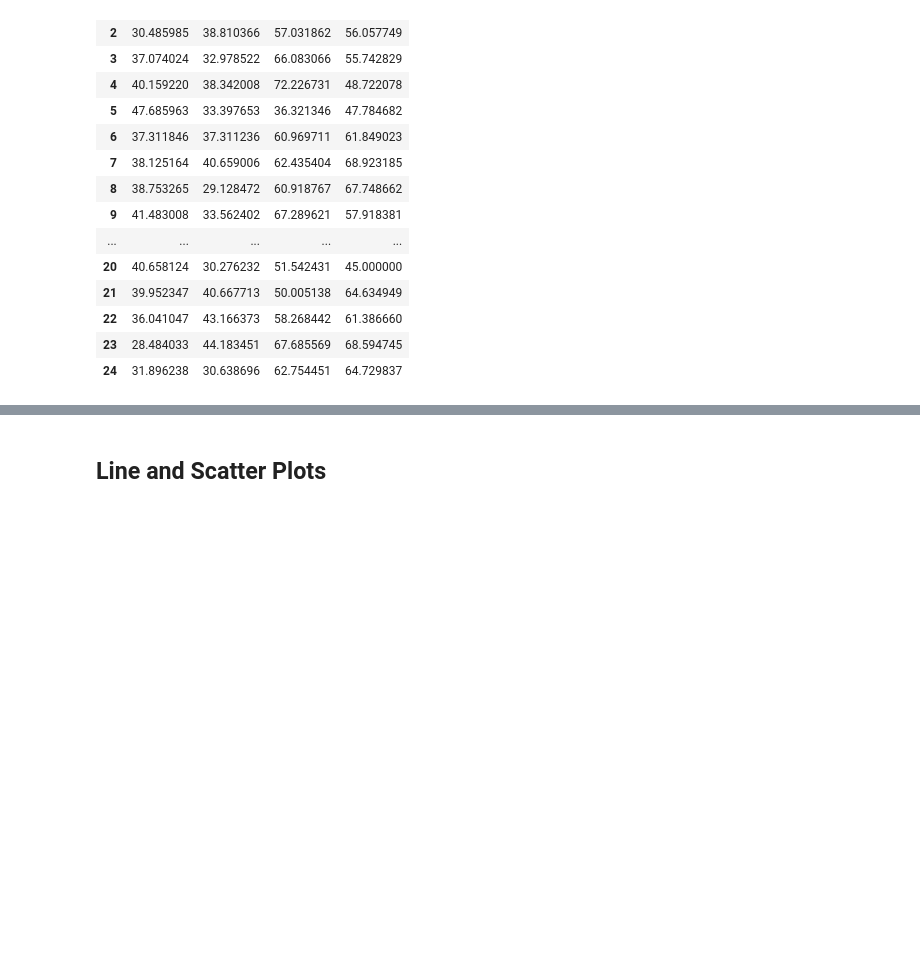
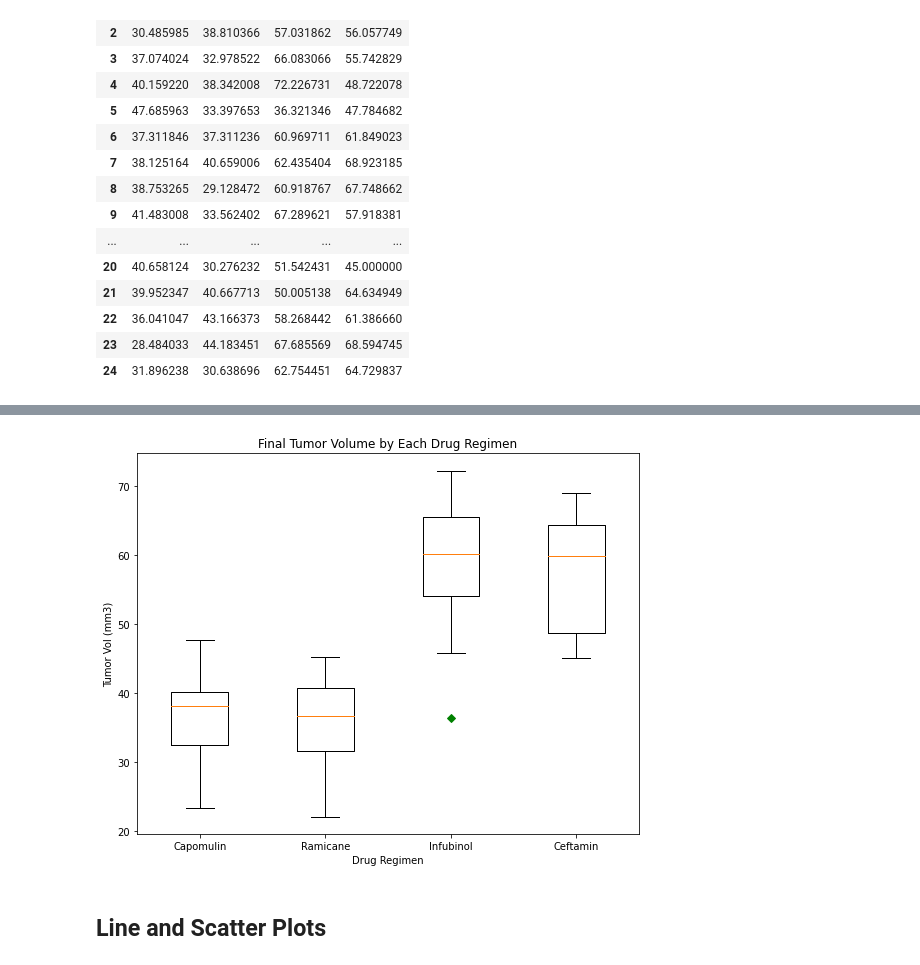
Before and after one commit to margoterudy/Pymaceuticals, a Jupyter notebook: Pymaceuticals/pymaceuticals_starter.ipynb, the cells around one changed output, grey strips where cells are left out. Cells and saved outputs as stored; diff of their text form; code cells hidden in the pictures; blank space fills up the shorter version.

```diff
--- a/Pymaceuticals/pymaceuticals_starter.ipynb
+++ b/Pymaceuticals/pymaceuticals_starter.ipynb
@@ -346,3 +344,31 @@ outliers_group.sum()
+# %%
+# Generate a box plot of the final tumor volume of each mouse across four regimens of interest
+boxplot = [meds[treatments[0]],
+                meds[treatments[1]],
+                meds[treatments[2]],
+                meds[treatments[3]]
+               ]
+
+#Define size
+fig1, ax = plt.subplots(figsize=(9,7))
+
+#Title
+ax.set_title('Final Tumor Volume by Each Drug Regimen')
+
+#X
+ax.set_xlabel('Drug Regimen')
+#Y
+ax.set_ylabel('Tumor Vol (mm3)')
+
+# used ax.boxplot function and ran the parameter boxplot_list to create the boxplot
+ax.boxplot(boxplot, 0, 'gD')
+plt.xticks([1,2,3,4], treatments)
+
+ # set labels of each boxplot
+plt.savefig('boxplot')
+plt.show()
+# %% [output]
+[figure, added]
 # %% [markdown]
 ## Line and Scatter Plots
 # %%
```
Also changed, not shown: parts of 2 cells of this notebook, 1 other file.
